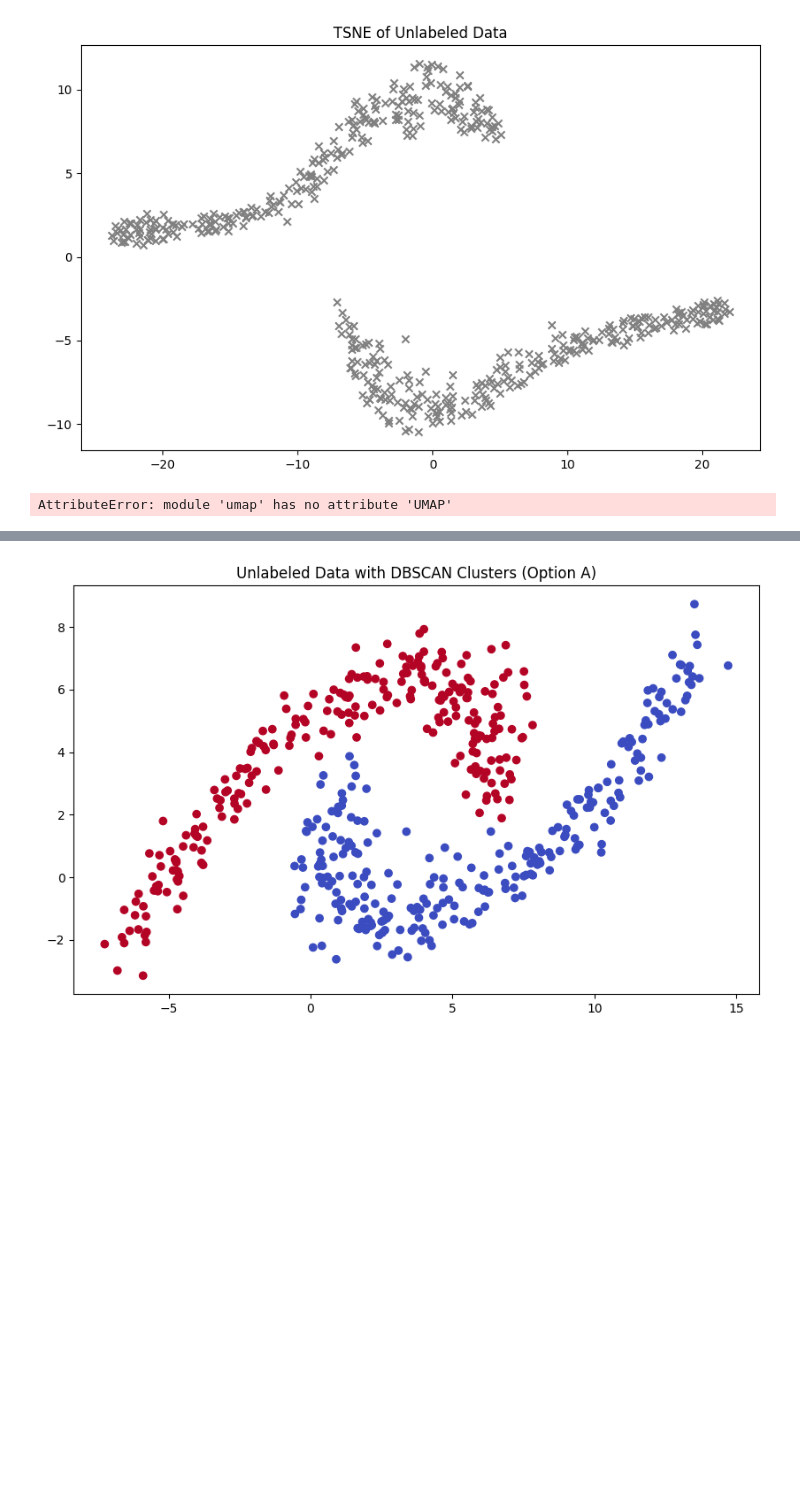
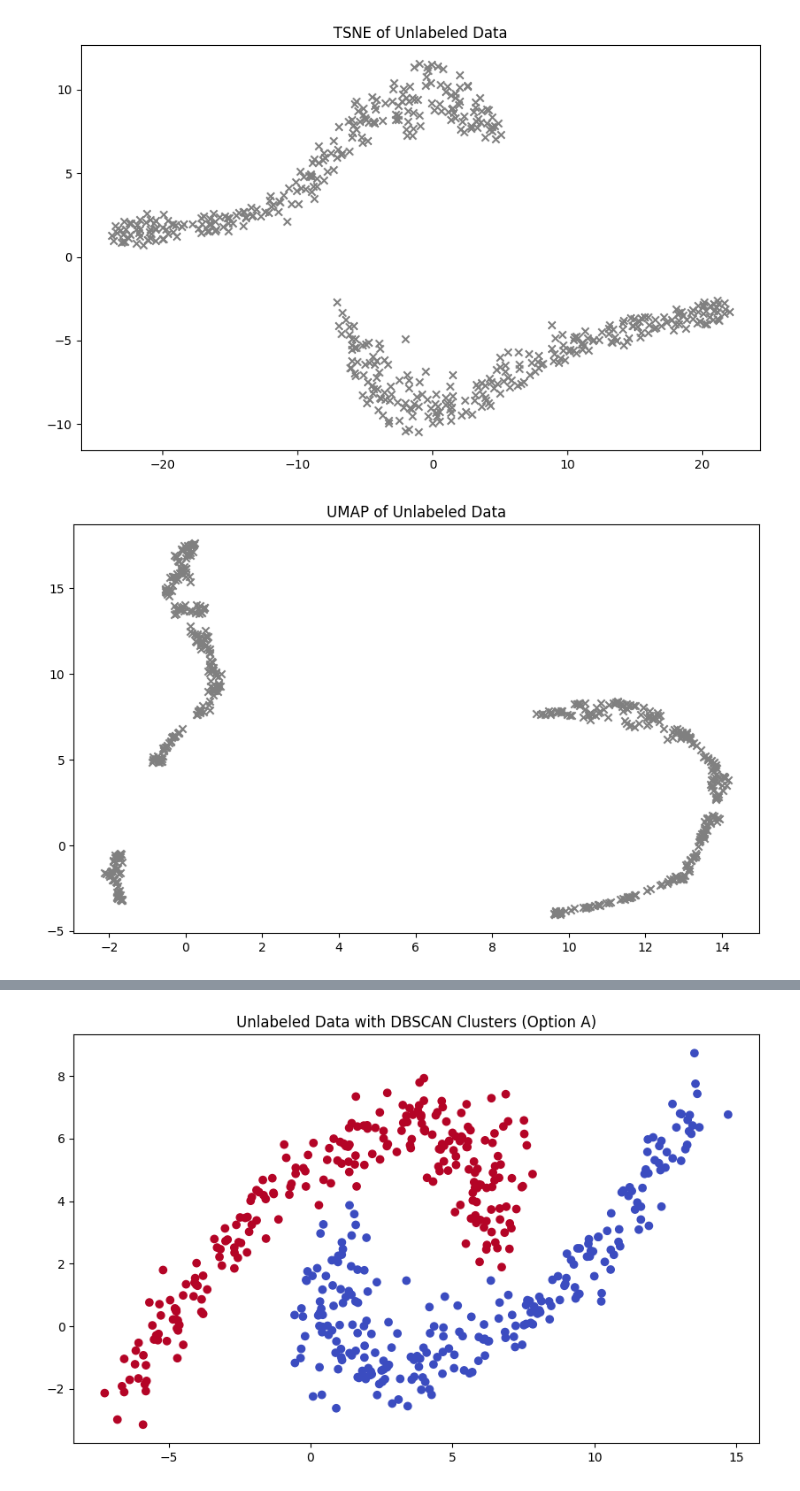
Before and after one commit to NOIC-IA/Problem-Solutions, a Jupyter notebook: ioai/2025/day_2/2_antique/best_solution.ipynb, the cells around one changed output, grey strips where cells are left out. Drawn from its saved outputs; the diff is of its cells as text; code cells hidden in the pictures; blank space fills up the shorter version.

```diff
--- a/ioai/2025/day_2/2_antique/best_solution.ipynb
+++ b/ioai/2025/day_2/2_antique/best_solution.ipynb
@@ -37,12 +42,17 @@ plt.show()
 # %% [output]
 [figure]
 # %%
-# Also try UMAP
-import umap
+import umap as um
 
-X_unlabeled_umap = umap.UMAP.fit_transform(X_unlabeled)
+umap = um.UMAP(n_jobs=1, n_components=2, random_state=42)
+X_unlabeled_umap = umap.fit_transform(X=X_unlabeled)
+
+plt.figure(figsize=(10, 6))
+plt.scatter(X_unlabeled_umap[:, 0], X_unlabeled_umap[:, 1], color='gray', marker='x')
+plt.title('UMAP of Unlabeled Data')
+plt.show()
 # %% [output]
-AttributeError: module 'umap' has no attribute 'UMAP'
+[figure, added]
 # %%
 from sklearn.cluster import DBSCAN
 
```
Also changed, not shown: parts of 6 cells of this notebook, 2 other files.
